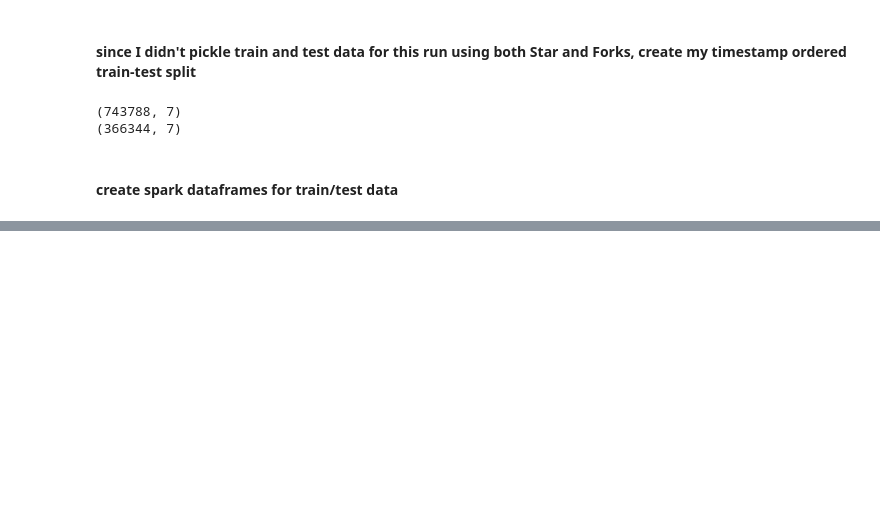
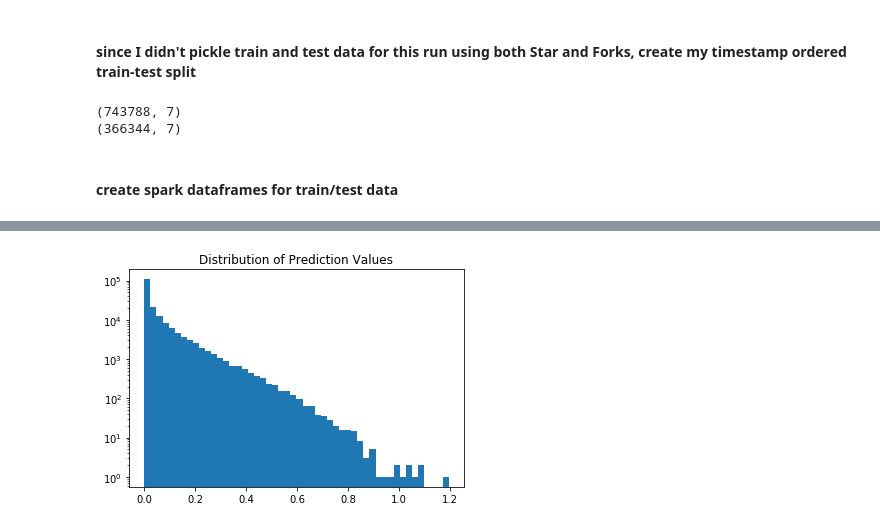
Before and after one commit to caitriggs/github-collaborator, a Jupyter notebook: ALS_modeling.ipynb, the cells around one changed output, grey strips where cells are left out. Cells and saved outputs as stored; diff of their text form; code cells hidden in the pictures; blank space fills up the shorter version.

```diff
--- a/ALS_modeling.ipynb
+++ b/ALS_modeling.ipynb
@@ -291,3 +298,9 @@ pred_df.sort_values(['prediction'], ascending=False).head(1000)
+# %%
+plt.hist(non_null, bins=50)
+plt.title("Distribution of Prediction Values")
+plt.yscale('log');
+# %% [output]
+[figure, added]
 # %%
 # Predictions where repo-user has just a OWNS relationship
 (pred_df.loc[(pred_df.interest_rank == 4) & (~pred_df.prediction.isnull())]).sort_values(
```
Also changed, not shown: parts of 20 cells of this notebook.
